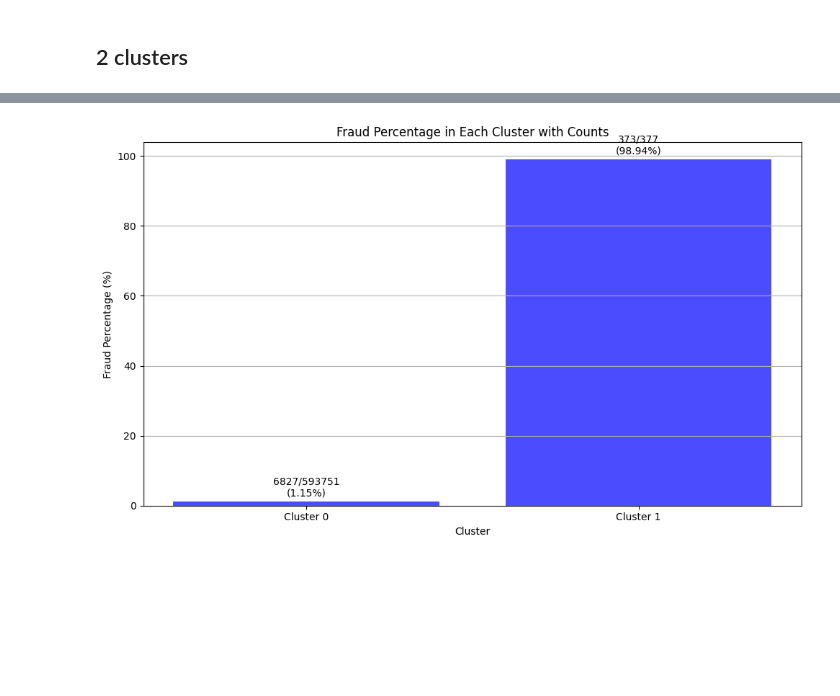
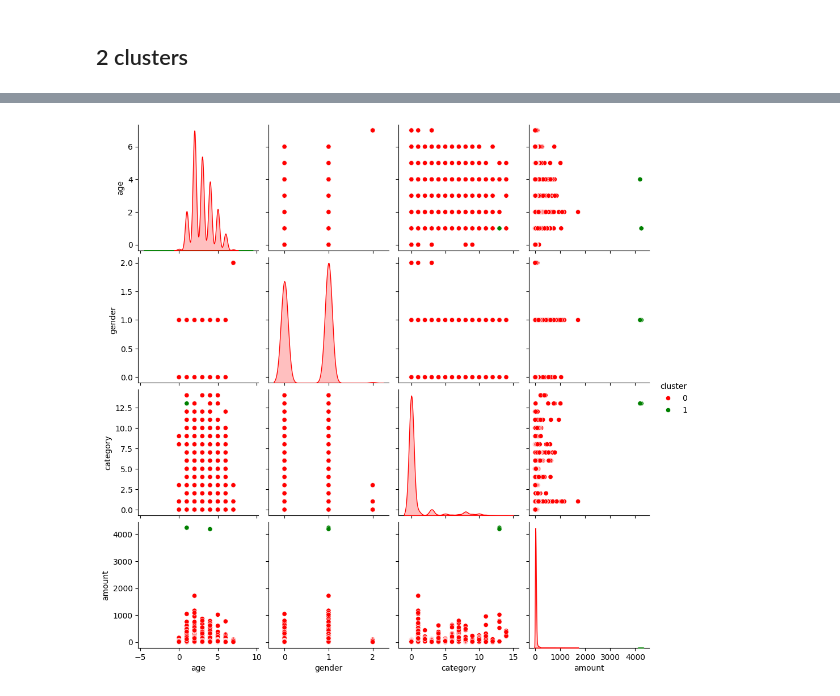
Before and after one commit to koutsompinask/MSC, a Jupyter notebook: semester B/Python/assignment/clustering.ipynb, the cells around one changed output, grey strips where cells are left out. Saved outputs shown, nothing was run; the diff lists cells and outputs as text; code cells hidden in the pictures; blank space fills up the shorter version.

```diff
--- a/semester B/Python/assignment/clustering.ipynb
+++ b/semester B/Python/assignment/clustering.ipynb
@@ -19,6 +19,10 @@ import plotly.graph_objects as go
 from sklearn.cluster import KMeans
 # import the silhouette metric
 from sklearn.metrics import silhouette_samples, silhouette_score
+from sklearn.decomposition import PCA
+from matplotlib import style
+
+style.use("dark_background")
 # %% [markdown]
 # 2. Read Data
 # %%
@@ -439,25 +359,9 @@ fig.write_html("two_classes.html")
-# %%
-# plot the percentage of frauds in each cluster along with the count and percentage values
-fraud_counts = df_pca_2.groupby('cluster')['fraud'].sum()
-total_counts = df_pca_2['cluster'].value_counts()
-fraud_percentage = (fraud_counts / total_counts) * 100
-
-plt.figure(figsize=(10, 6))
-bars = plt.bar(fraud_percentage.index, fraud_percentage.values, color='blue', alpha=0.7)
-
-# Annotate each bar with the count and percentage
-for bar, cluster in zip(bars, fraud_percentage.index):
-    height = bar.get_height()
-    plt.text(bar.get_x() + bar.get_width() / 2, height + 1,
-            f"{int(fraud_counts[cluster])}/{int(total_counts[cluster])}\n({fraud_percentage[cluster]:.2f}%)",
-            ha='center', va='bottom', fontsize=10)
-
-plt.title('Fraud Percentage in Each Cluster with Counts')
-plt.xlabel('Cluster')
-plt.ylabel('Fraud Percentage (%)')
-plt.xticks(fraud_percentage.index, [f'Cluster {i}' for i in fraud_percentage.index])
-plt.grid(axis='y')
-plt.tight_layout()
-plt.show()
-# %% [output]
-[figure, removed]
+# %%
+y_pred = KMeans(n_clusters=2, n_init='auto').fit_predict(X)
+df_pca['cluster'] = y_pred
+df['cluster'] = y_pred
+# %%
+sns.pairplot(df.drop(columns=['fraud']).sample(10000), hue='cluster', palette=['red', 'green'])
+plt.show()
+# %% [output]
+[figure, added]
```
Also changed, not shown: parts of 22 cells of this notebook.
